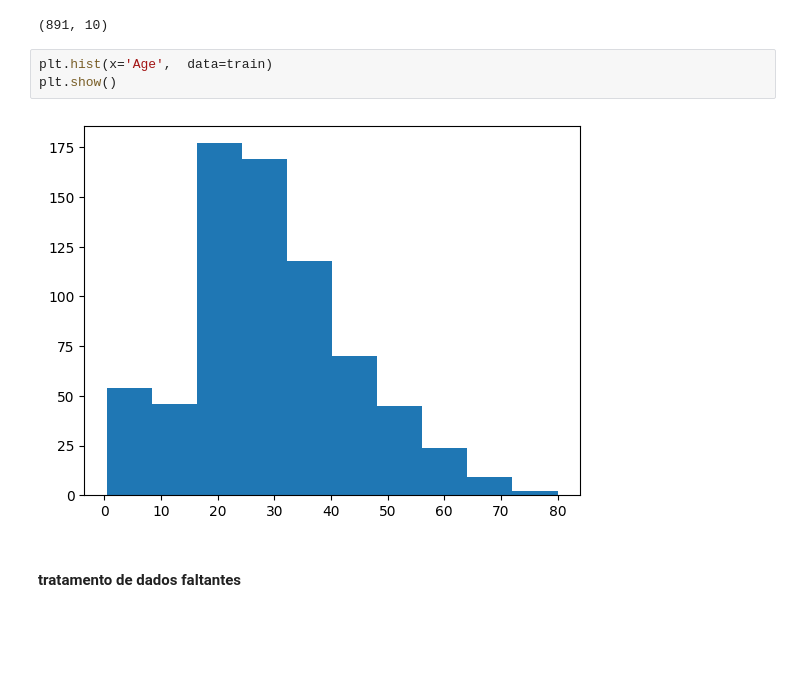
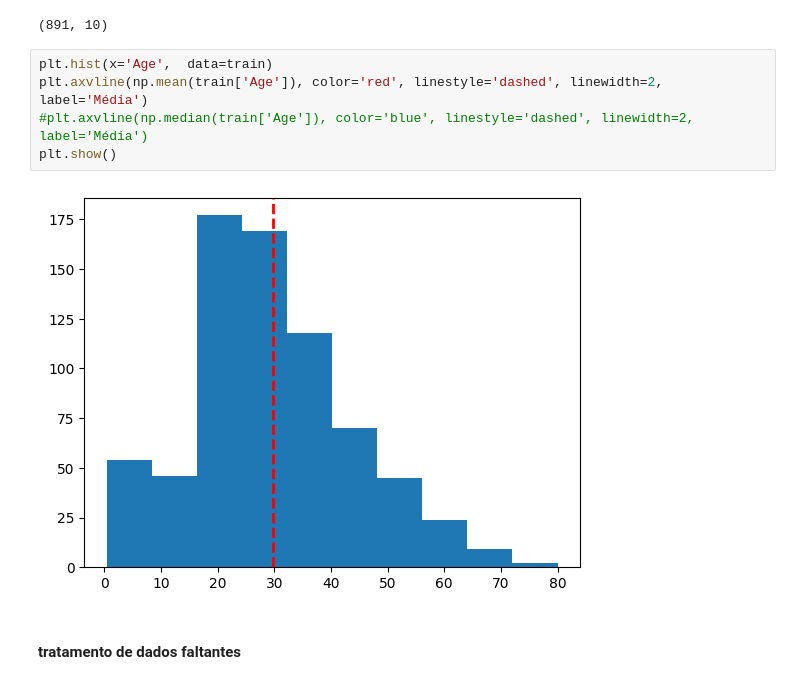
Before and after one commit to maylonleoncio/titanic, a Jupyter notebook: titanic_analysis.ipynb, the cells around one changed output. Drawn from its saved outputs; the diff is of its cells as text; blank space fills up the shorter version.

```diff
--- a/titanic_analysis.ipynb
+++ b/titanic_analysis.ipynb
@@ -95,11 +95,13 @@ train = train.drop(columns=['Name', 'Ticket'])
 train.shape
 # %% [output]
 (891, 10)
-# %%
-plt.hist(x='Age',  data=train)
-plt.show()
-# %% [output]
-[figure, removed]
+# %%
+plt.hist(x='Age',  data=train)
+plt.axvline(np.mean(train['Age']), color='red', linestyle='dashed', linewidth=2, label='Média')
+#plt.axvline(np.median(train['Age']), color='blue', linestyle='dashed', linewidth=2, label='Média')
+plt.show()
+# %% [output]
+[figure, added]
 # %% [markdown]
 #### tratamento de dados faltantes
 # %%
```
